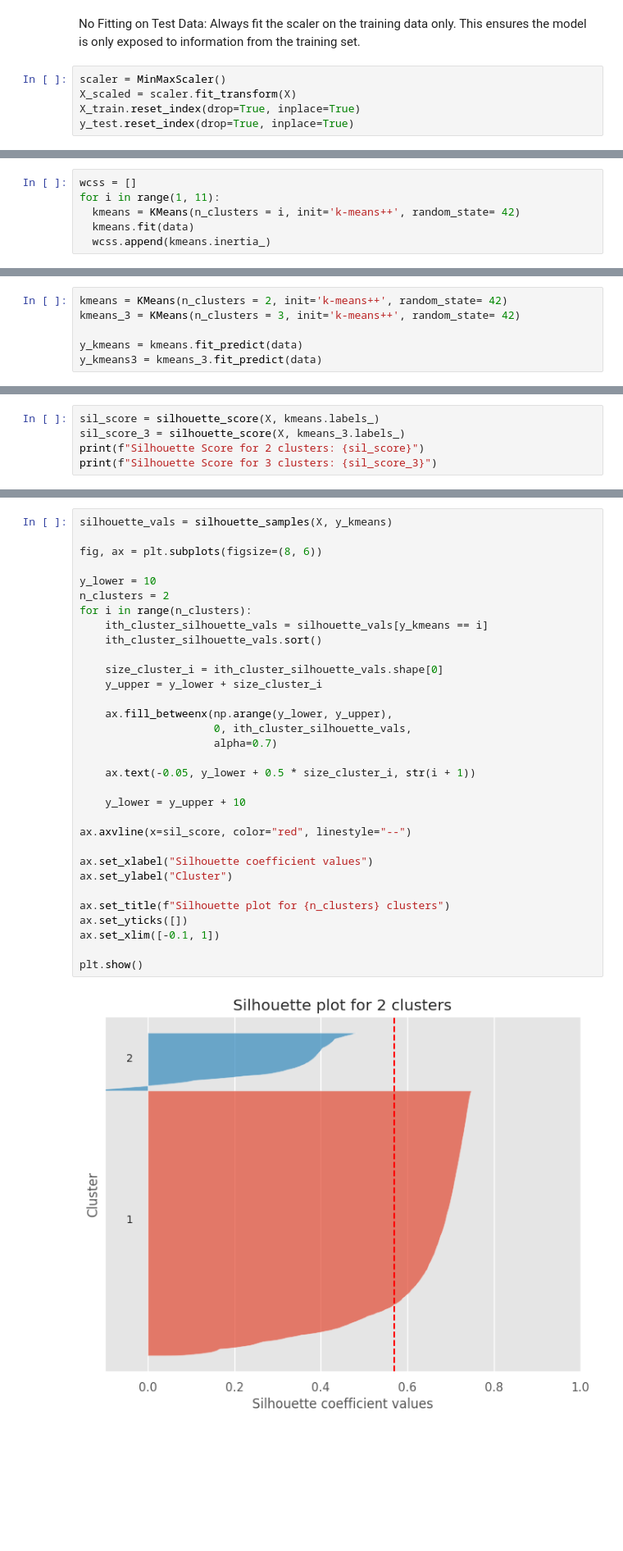
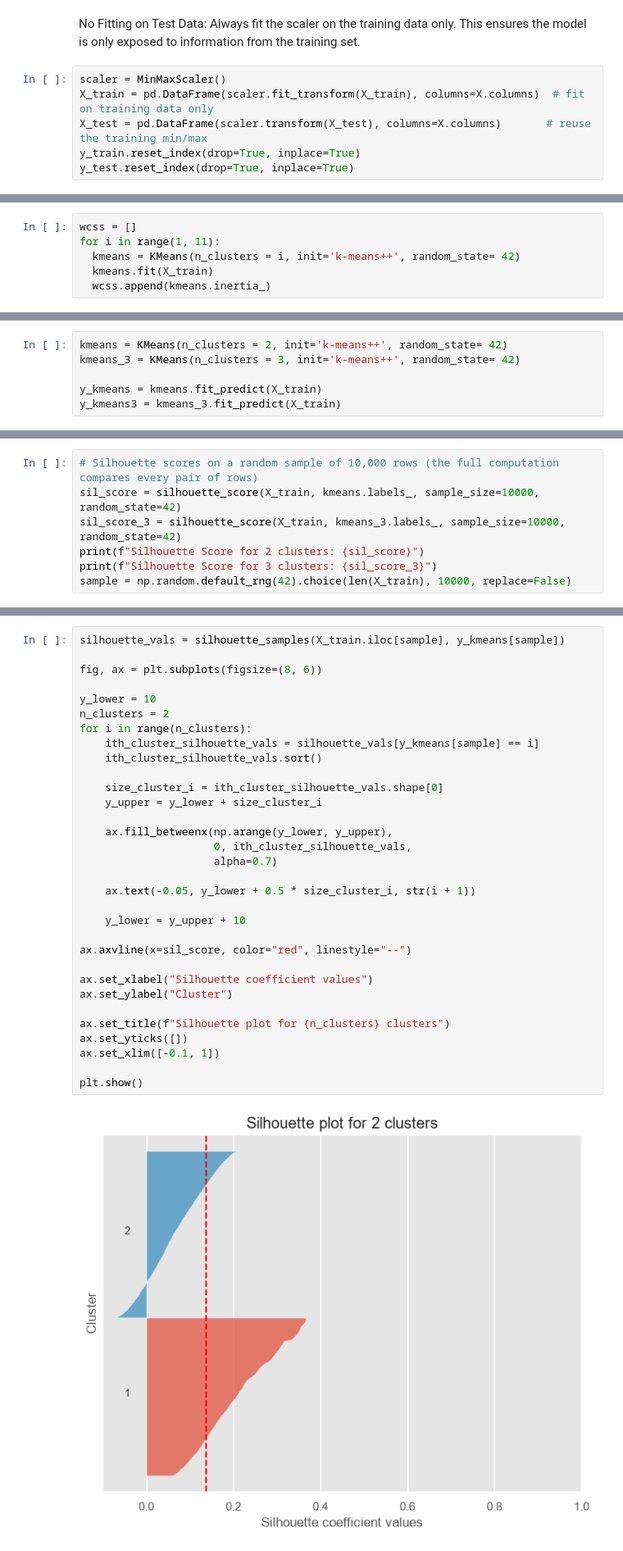
Before and after one commit to yosr-boo/Diabetes-Health-Indicators, a Jupyter notebook: diabetes_risk_models.ipynb, the cells around one changed output, grey strips where cells are left out. Shown at 82% size. Saved outputs shown, nothing was run; the diff lists cells and outputs as text; blank space fills up the shorter version.

```diff
--- a/diabetes_risk_models.ipynb
+++ b/diabetes_risk_models.ipynb
@@ -277,8 +267,9 @@ print(non_binary_features)
 No Fitting on Test Data: Always fit the scaler on the training data only. This ensures the model is only exposed to information from the training set.
 # %%
 scaler = MinMaxScaler()
-X_scaled = scaler.fit_transform(X)
-X_train.reset_index(drop=True, inplace=True)
+X_train = pd.DataFrame(scaler.fit_transform(X_train), columns=X.columns)  # fit on training data only
+X_test = pd.DataFrame(scaler.transform(X_test), columns=X.columns)       # reuse the training min/max
+y_train.reset_index(drop=True, inplace=True)
 y_test.reset_index(drop=True, inplace=True)
 # %%
 X_train
@@ -334,7 +323,7 @@ def evaluate_metrics(model_name, yt, yp):
 wcss = []
 for i in range(1, 11):
   kmeans = KMeans(n_clusters = i, init='k-means++', random_state= 42)
-  kmeans.fit(data)
+  kmeans.fit(X_train)
   wcss.append(kmeans.inertia_)
 # %%
 plt.plot(range(1,11), wcss, 'o-')
@@ -350,8 +339,8 @@ plt.show()
 kmeans = KMeans(n_clusters = 2, init='k-means++', random_state= 42)
 kmeans_3 = KMeans(n_clusters = 3, init='k-means++', random_state= 42)
 
-y_kmeans = kmeans.fit_predict(data)
-y_kmeans3 = kmeans_3.fit_predict(data)
+y_kmeans = kmeans.fit_predict(X_train)
+y_kmeans3 = kmeans_3.fit_predict(X_train)
 # %%
 print(y_kmeans)
 # %% [output]
@@ -359,6 +348,8 @@ print(y_kmeans)
 # %%
-sil_score = silhouette_score(X, kmeans.labels_)
-sil_score_3 = silhouette_score(X, kmeans_3.labels_)
+# Silhouette scores on a random sample of 10,000 rows (the full computation compares every pair of rows)
+sil_score = silhouette_score(X_train, kmeans.labels_, sample_size=10000, random_state=42)
+sil_score_3 = silhouette_score(X_train, kmeans_3.labels_, sample_size=10000, random_state=42)
 print(f"Silhouette Score for 2 clusters: {sil_score}")
 print(f"Silhouette Score for 3 clusters: {sil_score_3}")
+sample = np.random.default_rng(42).choice(len(X_train), 10000, replace=False)
 # %% [output]
@@ -367,35 +358,35 @@ Silhouette Score for 3 clusters: 0.390891543623933
 # %%
-silhouette_vals = silhouette_samples(X, y_kmeans)
+silhouette_vals = silhouette_samples(X_train.iloc[sample], y_kmeans[sample])
 
 fig, ax = plt.subplots(figsize=(8, 6))
 
 y_lower = 10
 n_clusters = 2
 for i in range(n_clusters):
-    ith_cluster_silhouette_vals = silhouette_vals[y_kmeans == i]
+    ith_cluster_silhouette_vals = silhouette_vals[y_kmeans[sample] == i]
     ith_cluster_silhouette_vals.sort()
 
     size_cluster_i = ith_cluster_silhouette_vals.shape[0]
     y_upper = y_lower + size_cluster_i
 
     ax.fill_betweenx(np.arange(y_lower, y_upper),
                      0, ith_cluster_silhouette_vals,
                      alpha=0.7)
 
     ax.text(-0.05, y_lower + 0.5 * size_cluster_i, str(i + 1))
 
     y_lower = y_upper + 10
 
 ax.axvline(x=sil_score, color="red", linestyle="--")
 
 ax.set_xlabel("Silhouette coefficient values")
 ax.set_ylabel("Cluster")
 
 ax.set_title(f"Silhouette plot for {n_clusters} clusters")
 ax.set_yticks([])
 ax.set_xlim([-0.1, 1])
 
 plt.show()
 # %% [output]
-[figure, old version]
+[figure, new version]
 # %%
```
Also changed, not shown: parts of 54 cells of this notebook, 2 other files.
